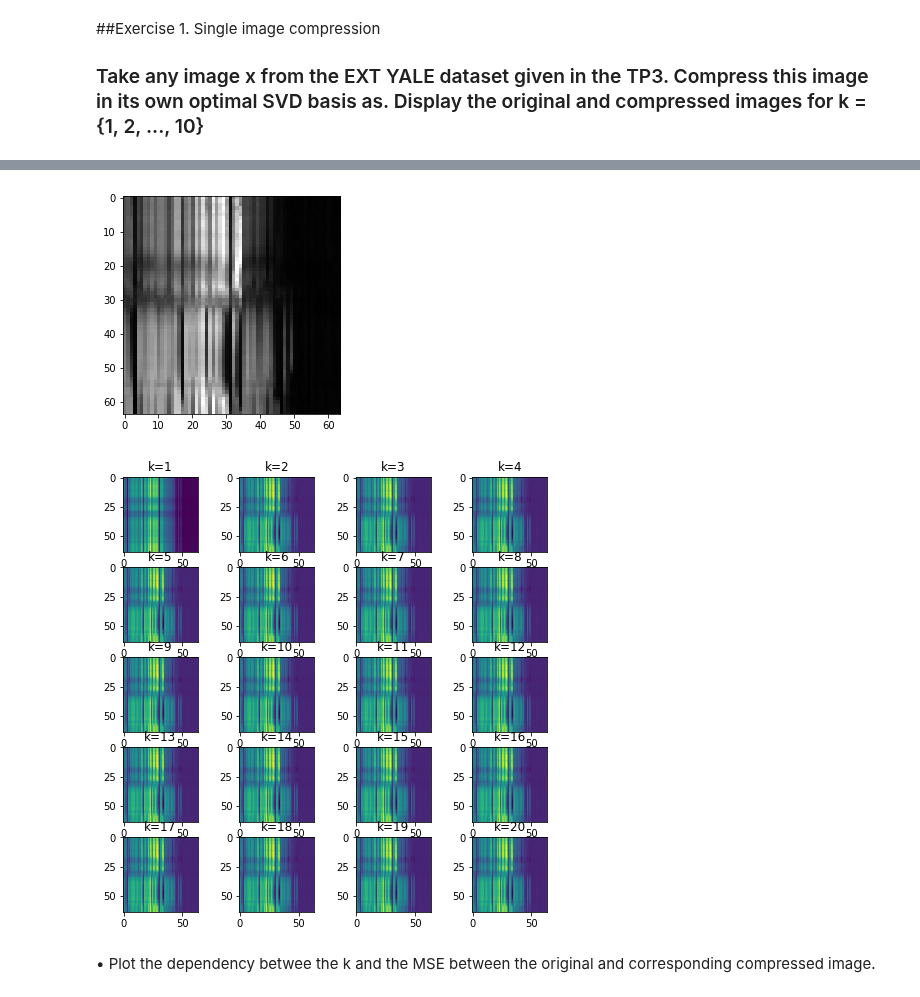
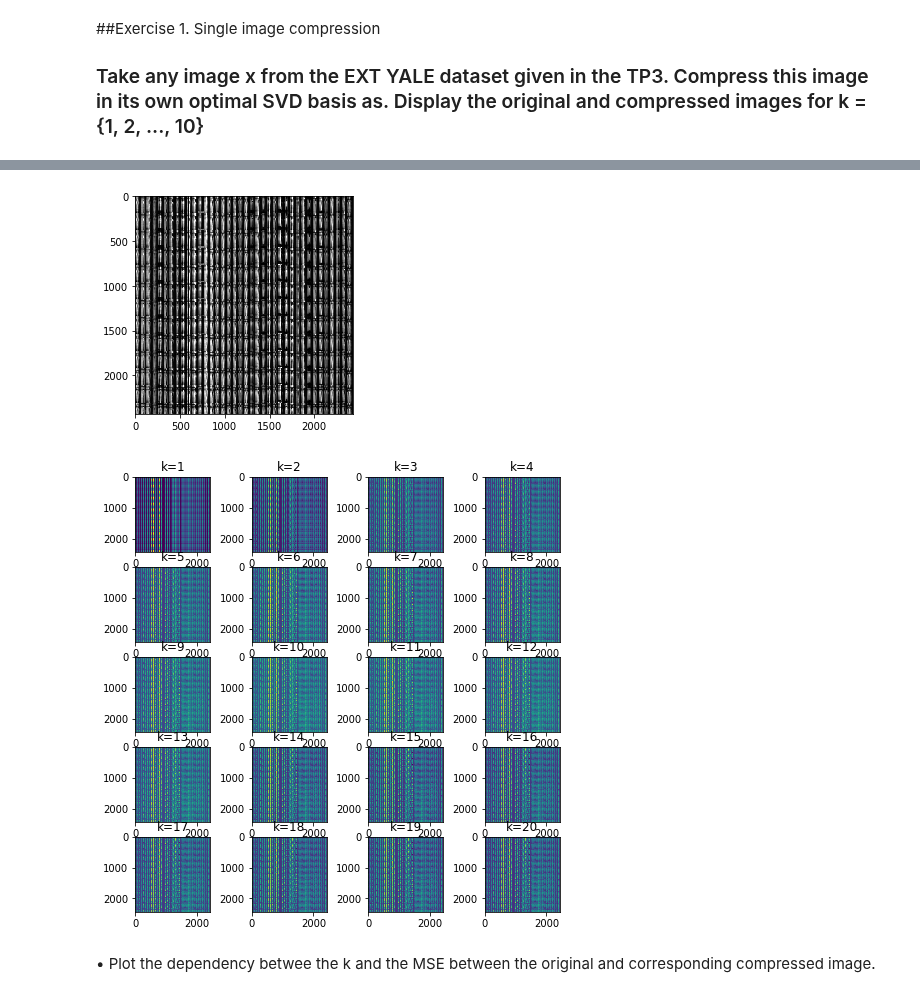
Before and after one commit to partizanos/advanced_image_processing, a Jupyter notebook: AIP_TP5.ipynb, the cells around one changed output, grey strips where cells are left out. Saved outputs shown, nothing was run; the diff lists cells and outputs as text; code cells hidden in the pictures.

```diff
--- a/AIP_TP5.ipynb
+++ b/AIP_TP5.ipynb
@@ -42,37 +42,37 @@ EXT_YALE_B_Normal.m 100%[===================>]  53.25M   200MB/s    in 0.3s
 # %%
 arr = np.array(v["faceData"])
 plt.imshow(arr)
 arr.shape
-img1 = arr[:64, :64]
-plt.imshow(img1, cmap = "gray")
+img = arr[:arr.shape[1], :arr.shape[1]]
+plt.imshow(img, cmap = "gray")
 
 def mse(imageA, imageB) -> float:
 	err = np.sum((imageA.astype("float") - imageB.astype("float")) ** 2)
 	err /= float(imageA.shape[0] * imageA.shape[1])
 	return err
 
 
 def svd_compress(img, k):
   U,s,V = np.linalg.svd(img,full_matrices=False)
   reconst_matrix = np.dot(U[:,:k],np.dot(np.diag(s[:k]),V[:k,:]))
   return reconst_matrix
 
 
 fig=plt.figure(figsize=(8, 8))
 columns = 4
 rows = 5
 k=1
 for i in range(1, columns*rows +1):
     fig.add_subplot(rows, columns, i)
     im_dis = svd_compress(img, k)
     plt.imshow(im_dis)
     plt.title("k="+str(k))
     k+= 1
 
 plt.show()
 # %% [output]
-[figure, old version]
+[figure, new version]
-[figure, old version]
+[figure, new version]
 # %% [markdown]
 • Plot the dependency betwee the k and the MSE between the original and corresponding
 compressed image.
```
Also changed, not shown: parts of 6 cells of this notebook.
